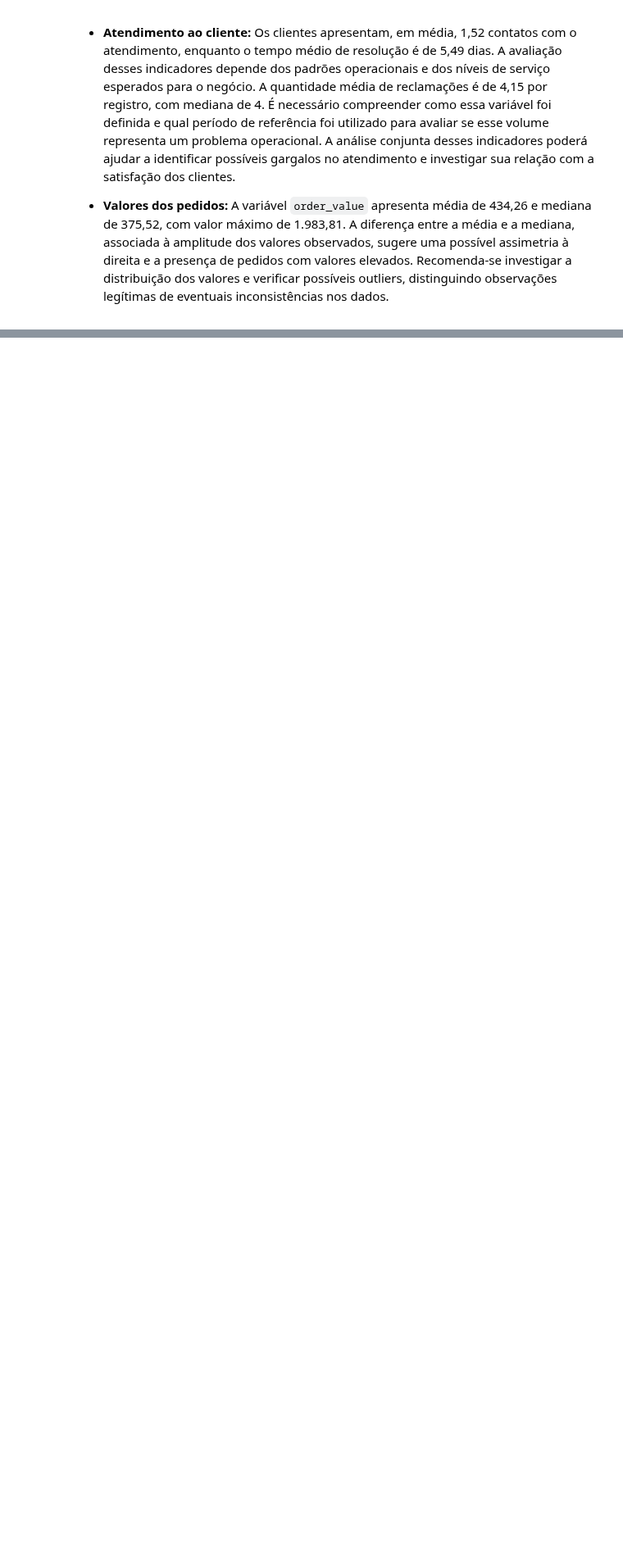
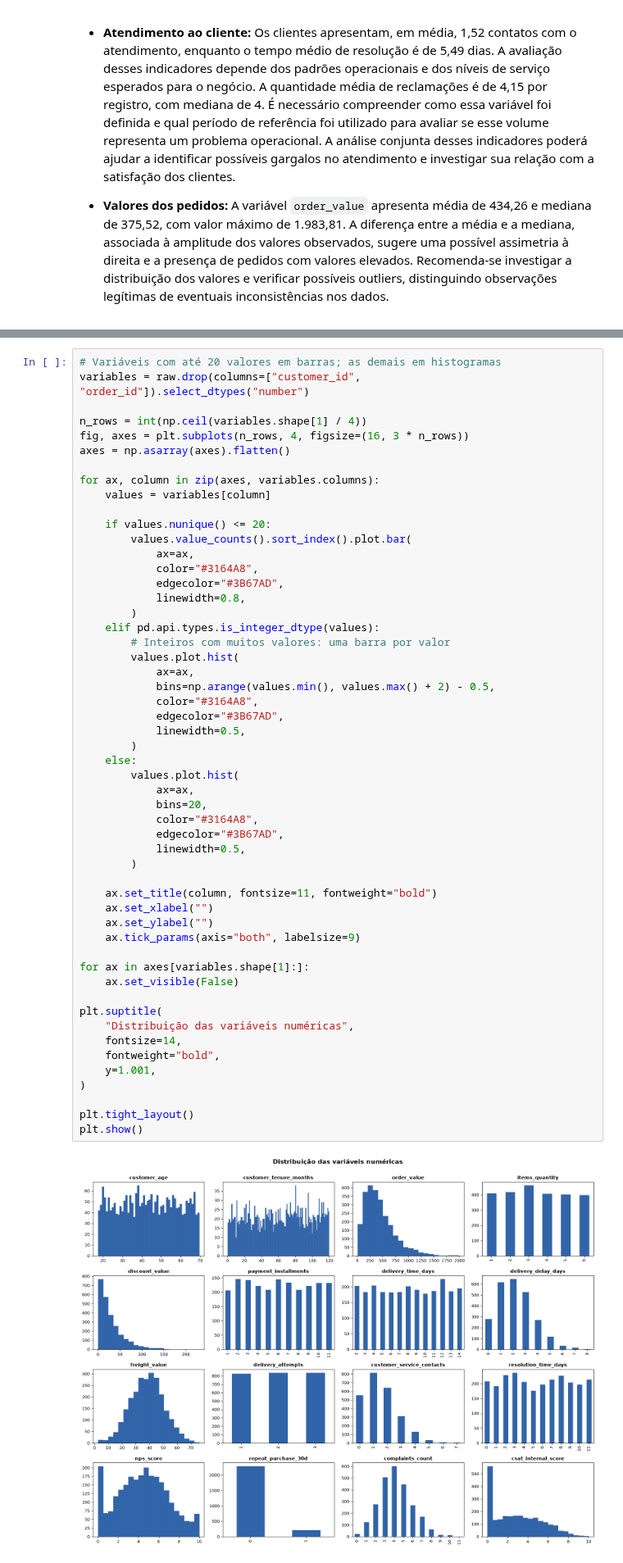
Before and after one commit to jpvbrandaos/tech-challenge-nps-preditivo, a Jupyter notebook: notebooks/01_qualidade_e_tratamento.ipynb, the cells around one changed output, grey strips where cells are left out. Shown at 82% size. Drawn from its saved outputs; the diff is of its cells as text; blank space fills up the shorter version.

```diff
--- a/notebooks/01_qualidade_e_tratamento.ipynb
+++ b/notebooks/01_qualidade_e_tratamento.ipynb
@@ -104,0 +278,55 @@ raw.drop(columns=["customer_id", "order_id"]).describe().T.round(2)
+# %%
+# Variáveis com até 20 valores em barras; as demais em histogramas
+variables = raw.drop(columns=["customer_id", "order_id"]).select_dtypes("number")
+
+n_rows = int(np.ceil(variables.shape[1] / 4))
+fig, axes = plt.subplots(n_rows, 4, figsize=(16, 3 * n_rows))
+axes = np.asarray(axes).flatten()
+
+for ax, column in zip(axes, variables.columns):
+    values = variables[column]
+
+    if values.nunique() <= 20:
+        values.value_counts().sort_index().plot.bar(
+            ax=ax,
+            color="#3164A8",
+            edgecolor="#3B67AD",
+            linewidth=0.8,
+        )
+    elif pd.api.types.is_integer_dtype(values):
+        # Inteiros com muitos valores: uma barra por valor
+        values.plot.hist(
+            ax=ax,
+            bins=np.arange(values.min(), values.max() + 2) - 0.5,
+            color="#3164A8",
+            edgecolor="#3B67AD",
+            linewidth=0.5,
+        )
+    else:
+        values.plot.hist(
+            ax=ax,
+            bins=20,
+            color="#3164A8",
+            edgecolor="#3B67AD",
+            linewidth=0.5,
+        )
+
+    ax.set_title(column, fontsize=11, fontweight="bold")
+    ax.set_xlabel("")
+    ax.set_ylabel("")
+    ax.tick_params(axis="both", labelsize=9)
+
+for ax in axes[variables.shape[1]:]:
+    ax.set_visible(False)
+
+plt.suptitle(
+    "Distribuição das variáveis numéricas",
+    fontsize=14,
+    fontweight="bold",
+    y=1.001,
+)
+
+plt.tight_layout()
+plt.show()
+# %% [output]
+[figure, added]
```
Also changed, not shown: parts of 18 cells of this notebook.
